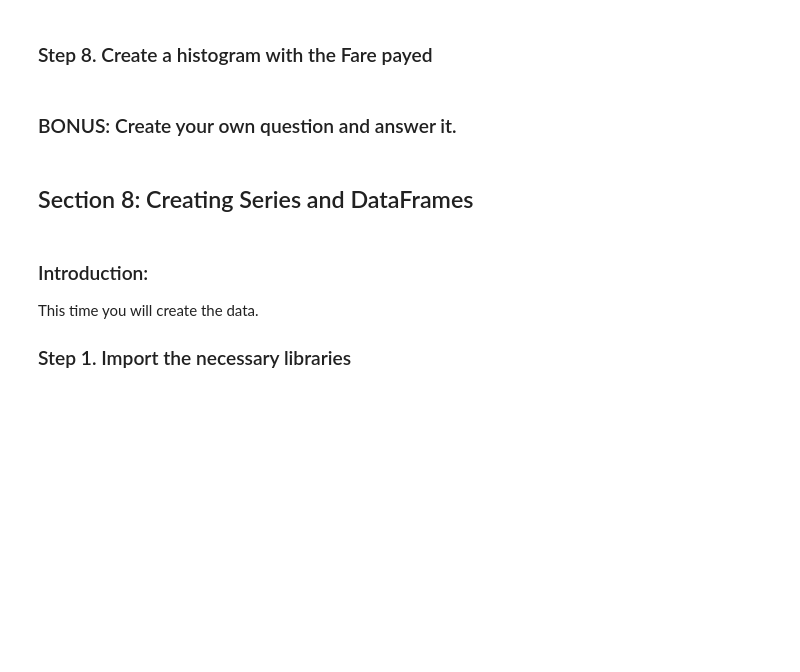
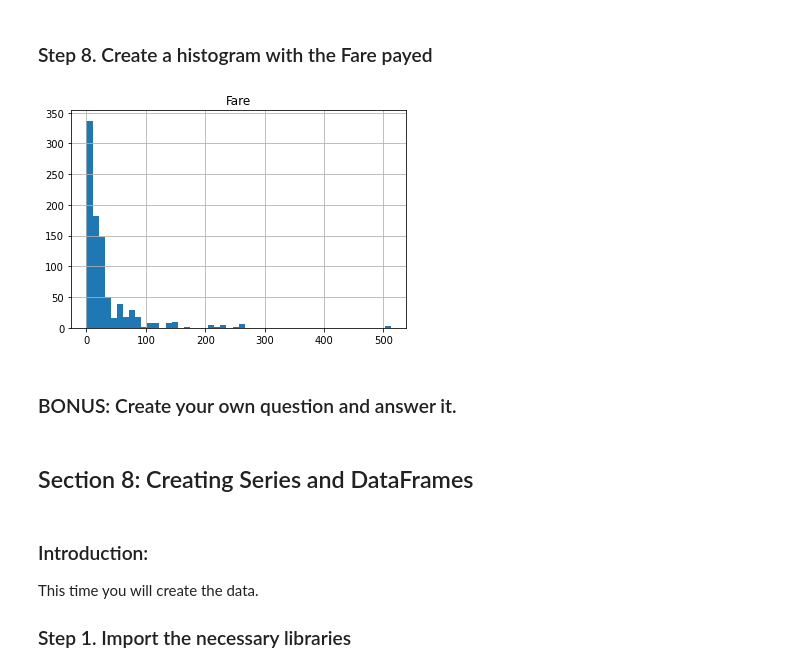
Before and after one commit to VladislavasR/GitDemoProject, a Jupyter notebook: 03_Pandas/PP3_Pandas.ipynb, the cells around one changed output. Drawn from its saved outputs; the diff is of its cells as text; code cells hidden in the pictures; blank space fills up the shorter version.

```diff
--- a/03_Pandas/PP3_Pandas.ipynb
+++ b/03_Pandas/PP3_Pandas.ipynb
@@ -778,5 +806,9 @@ To know more about the variables check [here](https://www.kaggle.com/c/titanic/d
 # %% [markdown]
 ### Step 8. Create a histogram with the Fare payed
+# %%
+hist_fare = titanic.hist(column='Fare', bins=50)
+# %% [output]
+[figure, added]
 # %% [markdown]
 ### BONUS: Create your own question and answer it.
 # %% [markdown]
```
Also changed, not shown: parts of 7 cells of this notebook.
